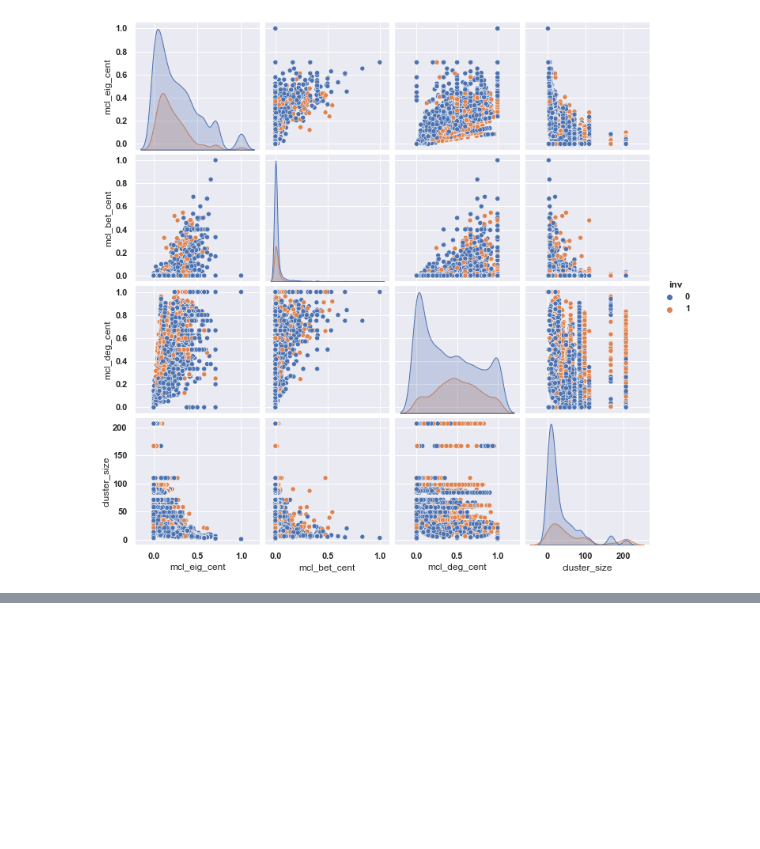
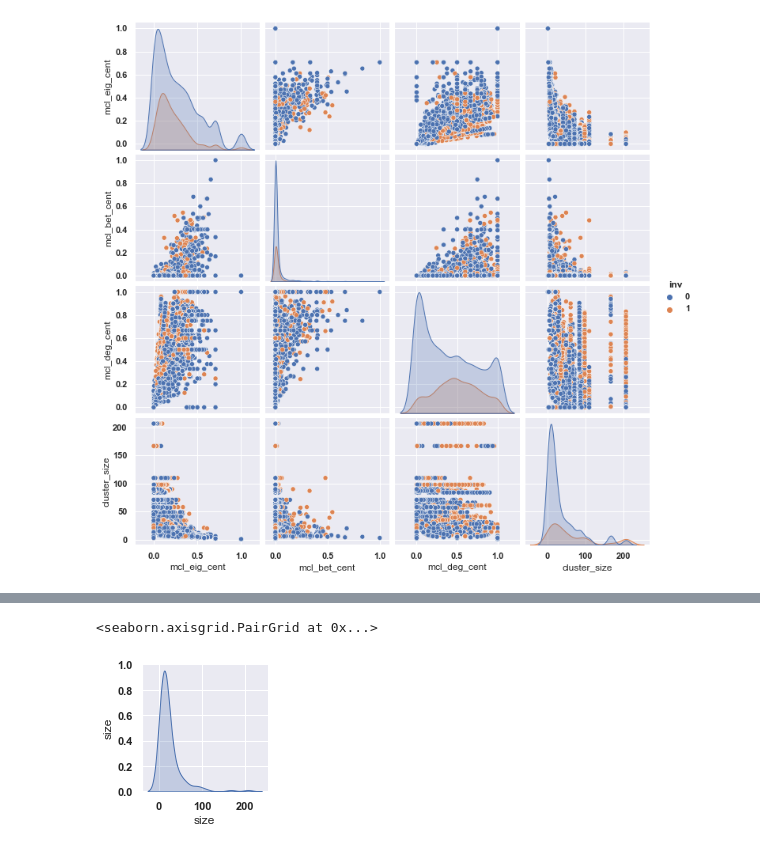
Before and after one commit to jkasimotto/PPI-Network-Analysis, a Jupyter notebook: notebooks/julian_o.ipynb, the cells around one changed output, grey strips where cells are left out. Drawn from its saved outputs; the diff is of its cells as text; code cells hidden in the pictures; blank space fills up the shorter version.

```diff
--- a/notebooks/julian_o.ipynb
+++ b/notebooks/julian_o.ipynb
@@ -129,0 +129,4 @@ sns.pairplot(df2,
+# %%
+cluster_df_filepath = lib.files.make_filepath_to_clusters('mcl.icp55-cc-900-inv.csv')
+cluster_df = pd.read_csv(cluster_df_filepath, header=0, index_col=0)
+cluster_df.head()
@@ -129,0 +144,5 @@ sns.pairplot(df2,
+# %%
+condition_1 = cluster_df['size'] > 5
+condition_2 = (cluster_df['icp55_shorpl'] <=3) | (cluster_df['pim1_shorpl'] <= 3)
+relevant_cluster_df = cluster_df[condition_1 & condition_2]
+relevant_cluster_df.head()
@@ -129,0 +156,8 @@ sns.pairplot(df2,
+# %%
+sns.set()
+sns.pairplot(relevant_cluster_df,
+             vars=['size'],
+             diag_kind='kde')
+# %% [output]
+<seaborn.axisgrid.PairGrid at 0x...>
+[figure, added]
```
Also changed, not shown: parts of 6 cells of this notebook, 13 other files.
